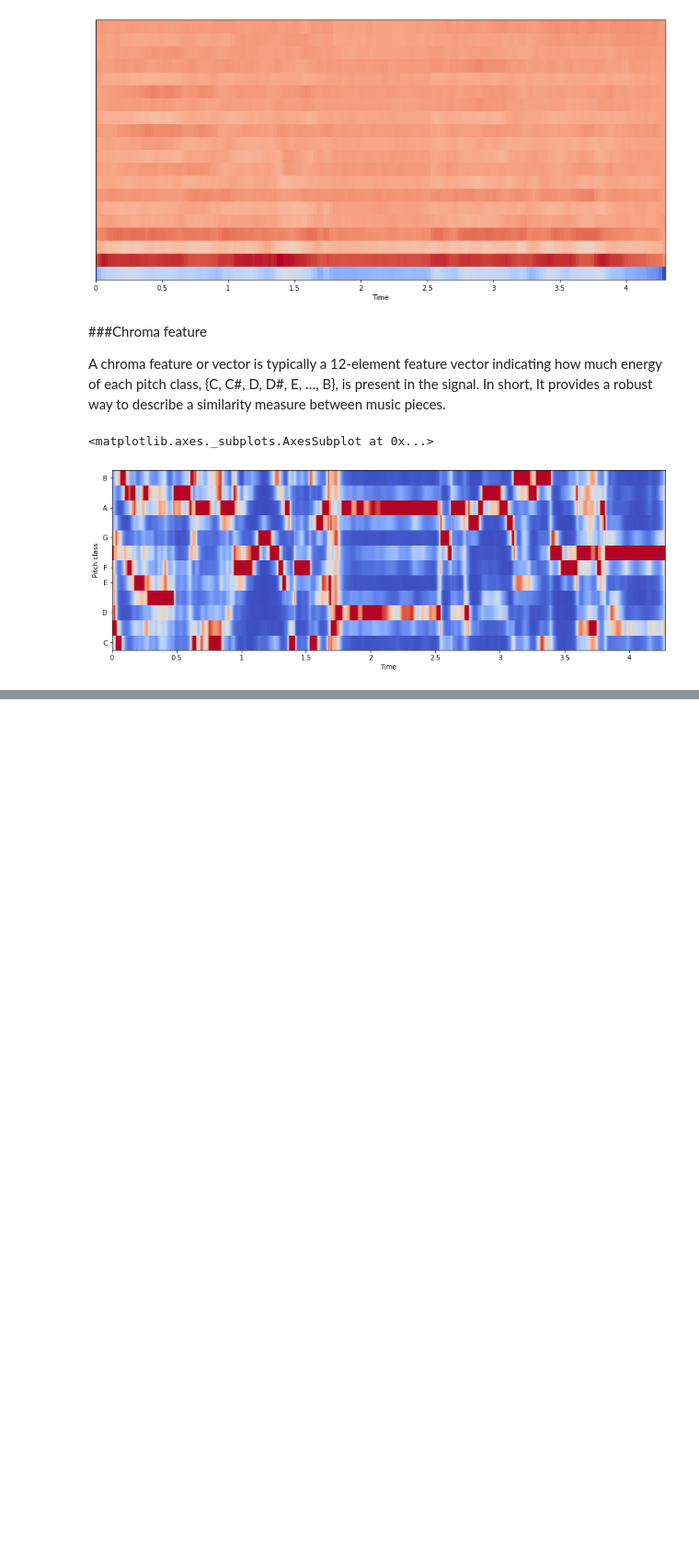
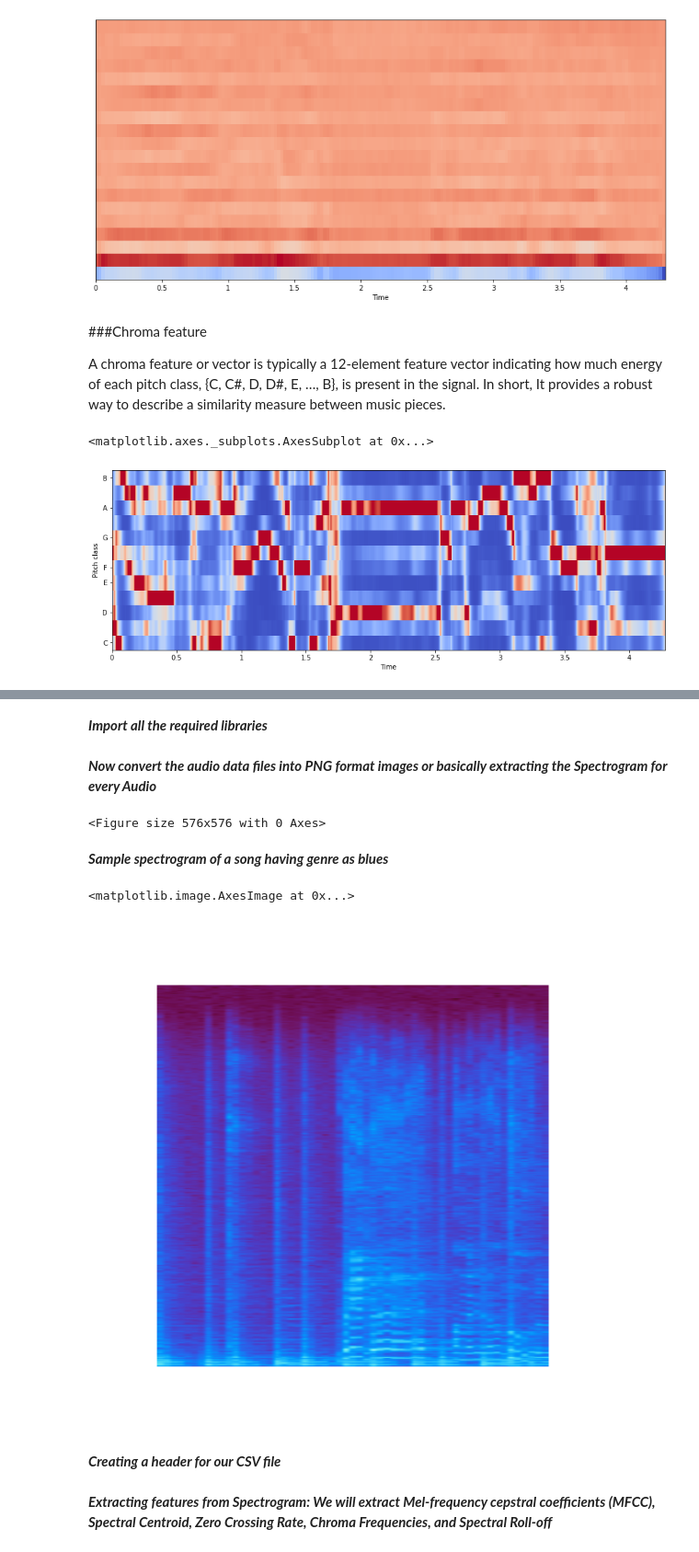
Before and after one commit to subhayuroy/Melody_Synthesis, a Jupyter notebook: musicAnalysis.ipynb, the cells around one changed output, grey strips where cells are left out. Shown at 92% size. Saved outputs shown, nothing was run; the diff lists cells and outputs as text; code cells hidden in the pictures; blank space fills up the shorter version.

Commit message:
Analysis of Audio Data using Deep Learning

```diff
--- a/musicAnalysis.ipynb
+++ b/musicAnalysis.ipynb
@@ -188,0 +214,2 @@ librosa.display.specshow(chromagram, x_axis='time', y_axis='chroma', hop_length=
+# %% [markdown]
+***Import all the required libraries***
@@ -188,0 +235,32 @@ librosa.display.specshow(chromagram, x_axis='time', y_axis='chroma', hop_length=
+# %% [markdown]
+***Now convert the audio data files into PNG format images or basically extracting the Spectrogram for every Audio***
+# %%
+cmap = plt.get_cmap('inferno')
+plt.figure(figsize=(8,8))
+genres = 'blues classical country disco hiphop jazz metal pop reggae rock'.split()
+for g in genres:
+    pathlib.Path(f'img_data/{g}').mkdir(parents=True, exist_ok=True)
+    for filename in os.listdir(f'/content/genres/{g}'):
+        songname = f'/content/genres/{g}/{filename}'
+        y, sr = librosa.load(songname, mono=True, duration=5)
+        plt.specgram(y, NFFT=2048, Fs=2, Fc=0, noverlap=128, cmap=cmap, sides='default', mode='default', scale='dB');
+        plt.axis('off');
+        plt.savefig(f'img_data/{g}/{filename[:-3].replace(".", "")}.png')
+        plt.clf()
+# %% [output]
+<Figure size 576x576 with 0 Axes>
+# %% [markdown]
+***Sample spectrogram of a song having genre as blues***
+# %%
+import matplotlib.pyplot as plt
+import cv2 as cv
+
+Img = cv.imread('/content/img_data/blues/blues00001.png')
+plt.figure(figsize=(12,12))
+plt.axis('off')
+plt.imshow(Img, cmap='inferno')
+# %% [output]
+<matplotlib.image.AxesImage at 0x...>
+[figure, added]
+# %% [markdown]
+***Creating a header for our CSV file***
@@ -188,0 +273,2 @@ librosa.display.specshow(chromagram, x_axis='time', y_axis='chroma', hop_length=
+# %% [markdown]
+***Extracting features from Spectrogram: We will extract Mel-frequency cepstral coefficients (MFCC), Spectral Centroid, Zero Crossing Rate, Chroma Frequencies, and Spectral Roll-off***
```
Also changed, not shown: parts of 14 cells of this notebook.
